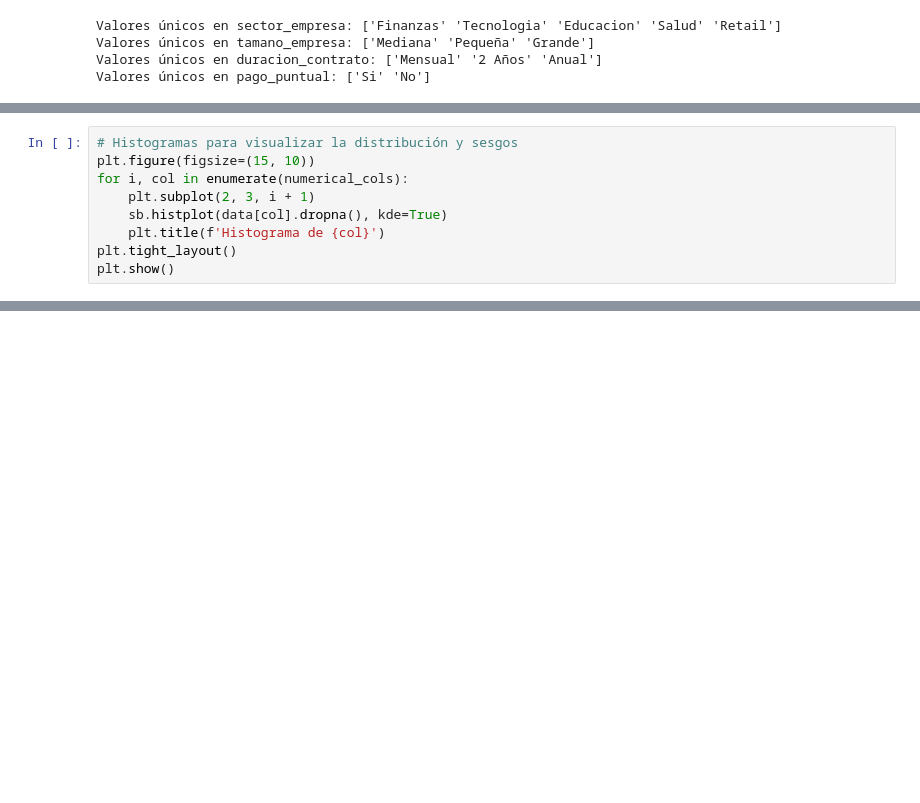
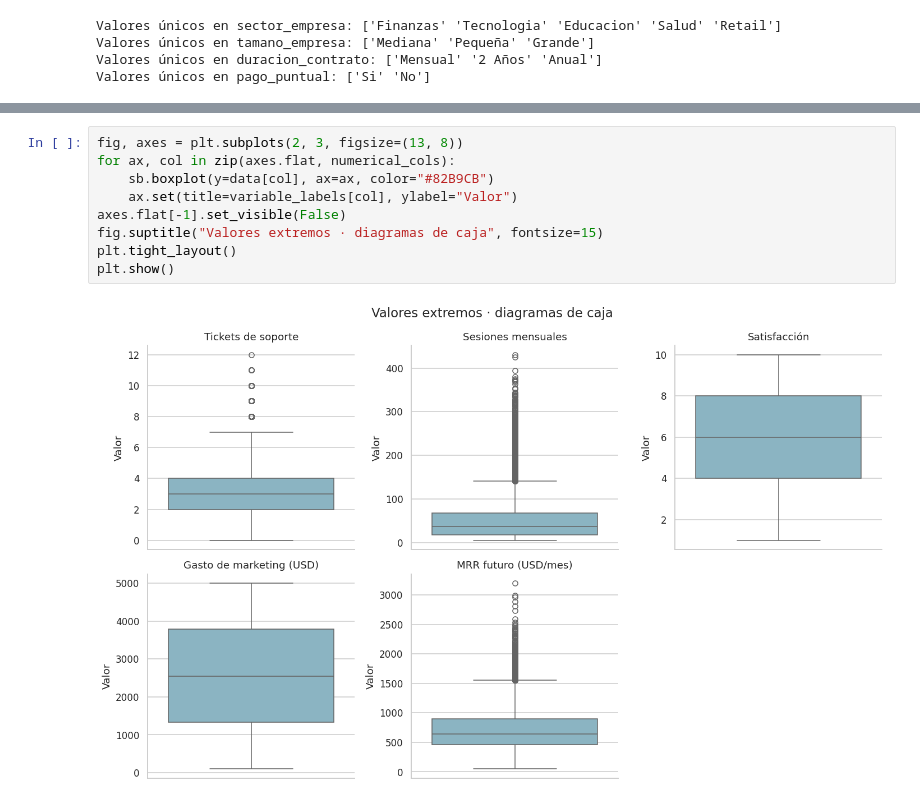
Before and after one commit to benjaminqq-12/Inteligencia-Artificial-2026-2, a Jupyter notebook: E2-Regresion/E2_Regresion.ipynb, the cells around one changed output, grey strips where cells are left out. Cells and saved outputs as stored; diff of their text form; blank space fills up the shorter version.

```diff
--- a/E2-Regresion/E2_Regresion.ipynb
+++ b/E2-Regresion/E2_Regresion.ipynb
@@ -155,9 +143,0 @@ plt.show()
-# %%
-# Histogramas para visualizar la distribución y sesgos
-plt.figure(figsize=(15, 10))
-for i, col in enumerate(numerical_cols):
-    plt.subplot(2, 3, i + 1)
-    sb.histplot(data[col].dropna(), kde=True)
-    plt.title(f'Histograma de {col}')
-plt.tight_layout()
-plt.show()
@@ -165,0 +190,11 @@ plt.show()
+# %%
+fig, axes = plt.subplots(2, 3, figsize=(13, 8))
+for ax, col in zip(axes.flat, numerical_cols):
+    sb.boxplot(y=data[col], ax=ax, color="#82B9CB")
+    ax.set(title=variable_labels[col], ylabel="Valor")
+axes.flat[-1].set_visible(False)
+fig.suptitle("Valores extremos · diagramas de caja", fontsize=15)
+plt.tight_layout()
+plt.show()
+# %% [output]
+[figure, added]
```
Also changed, not shown: parts of 45 cells of this notebook.
